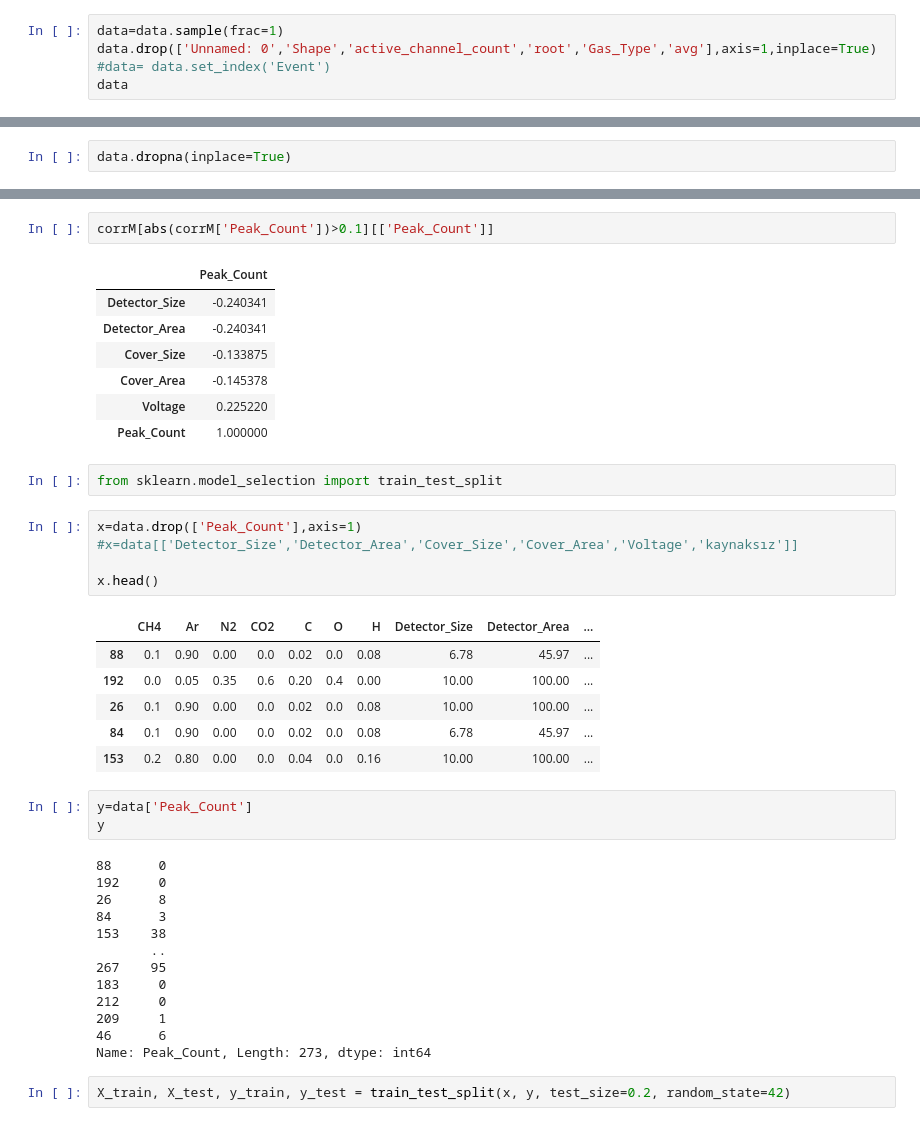
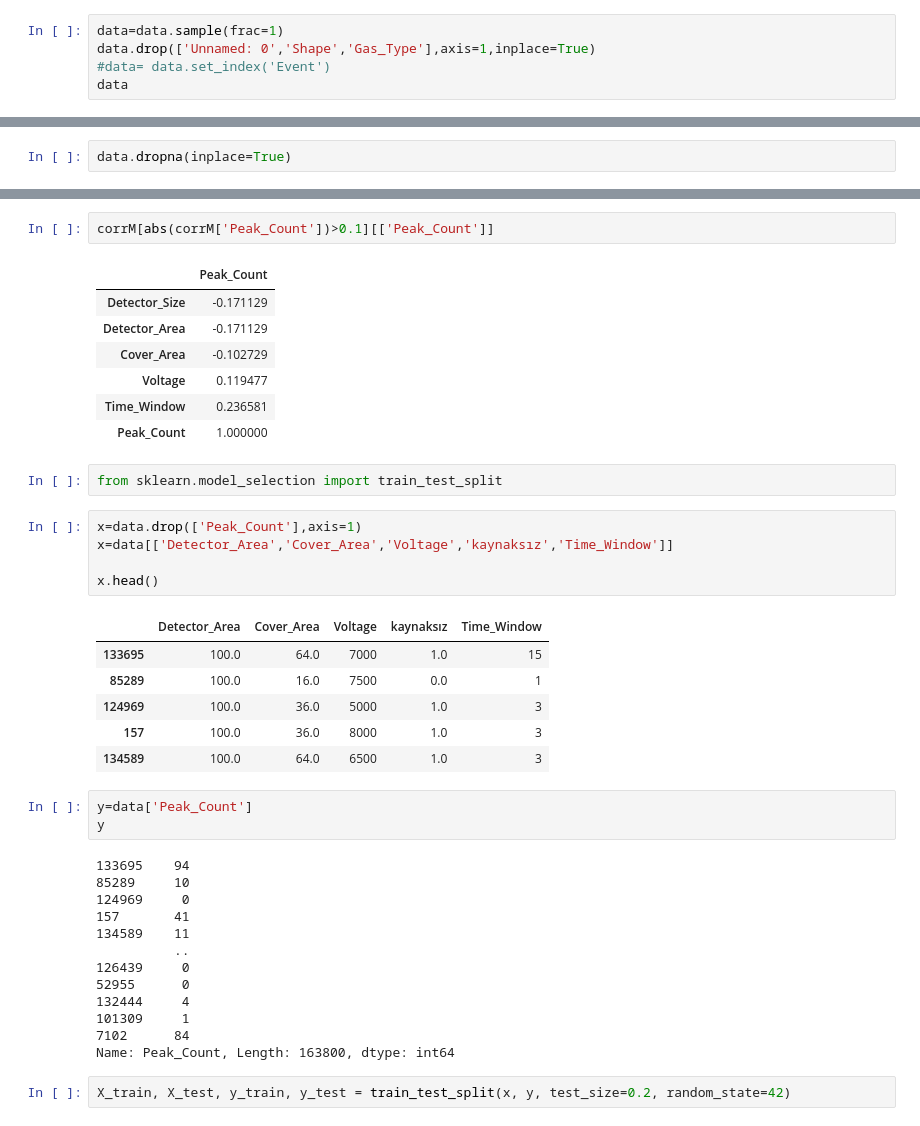
Before and after one commit to berkeryilmaz/HepML, a Jupyter notebook: rpc Ml.ipynb, the cells around one changed output, grey strips where cells are left out. Drawn from its saved outputs; the diff is of its cells as text.

```diff
--- a/rpc Ml.ipynb
+++ b/rpc Ml.ipynb
@@ -11,6 +19,6 @@ data=pd.read_csv('out.csv')
 # %%
 data=data.sample(frac=1)
-data.drop(['Unnamed: 0','Shape','active_channel_count','root','Gas_Type','avg'],axis=1,inplace=True)
+data.drop(['Unnamed: 0','Shape','Gas_Type'],axis=1,inplace=True)
 #data= data.set_index('Event')
 data
 # %% [output]
@@ -209,42 +219,42 @@ dataplot = sns.heatmap(corrM, cmap="YlGnBu", annot=True)
 corrM[abs(corrM['Peak_Count'])>0.1][['Peak_Count']]
 # %% [output]
 |  | Peak_Count |
-| Detector_Size | -0.240341 |
-| Detector_Area | -0.240341 |
-| Cover_Size | -0.133875 |
-| Cover_Area | -0.145378 |
-| Voltage | 0.225220 |
+| Detector_Size | -0.171129 |
+| Detector_Area | -0.171129 |
+| Cover_Area | -0.102729 |
+| Voltage | 0.119477 |
+| Time_Window | 0.236581 |
 | Peak_Count | 1.000000 |
 # %%
 from sklearn.model_selection import train_test_split
 # %%
 x=data.drop(['Peak_Count'],axis=1)
-#x=data[['Detector_Size','Detector_Area','Cover_Size','Cover_Area','Voltage','kaynaksız']]
+x=data[['Detector_Area','Cover_Area','Voltage','kaynaksız','Time_Window']]
 
 x.head()
 # %% [output]
-|  | CH4 | Ar | N2 | CO2 | C | O | H | Detector_Size | Detector_Area | ... |
-| 88 | 0.1 | 0.90 | 0.00 | 0.0 | 0.02 | 0.0 | 0.08 | 6.78 | 45.97 | ... |
-| 192 | 0.0 | 0.05 | 0.35 | 0.6 | 0.20 | 0.4 | 0.00 | 10.00 | 100.00 | ... |
-| 26 | 0.1 | 0.90 | 0.00 | 0.0 | 0.02 | 0.0 | 0.08 | 10.00 | 100.00 | ... |
-| 84 | 0.1 | 0.90 | 0.00 | 0.0 | 0.02 | 0.0 | 0.08 | 6.78 | 45.97 | ... |
-| 153 | 0.2 | 0.80 | 0.00 | 0.0 | 0.04 | 0.0 | 0.16 | 10.00 | 100.00 | ... |
+|  | Detector_Area | Cover_Area | Voltage | kaynaksız | Time_Window |
+| 133695 | 100.0 | 64.0 | 7000 | 1.0 | 15 |
+| 85289 | 100.0 | 16.0 | 7500 | 0.0 | 1 |
+| 124969 | 100.0 | 36.0 | 5000 | 1.0 | 3 |
+| 157 | 100.0 | 36.0 | 8000 | 1.0 | 3 |
+| 134589 | 100.0 | 64.0 | 6500 | 1.0 | 3 |
 # %%
 y=data['Peak_Count']
 y
 # %% [output]
-88      0
-192     0
-26      8
-84      3
-153    38
-       ..
-267    95
-183     0
-212     0
-209     1
-46      6
-Name: Peak_Count, Length: 273, dtype: int64
+133695    94
+85289     10
+124969     0
+157       41
+134589    11
+          ..
+126439     0
+52955      0
+132444     4
+101309     1
+7102      84
+Name: Peak_Count, Length: 163800, dtype: int64
 # %%
 X_train, X_test, y_train, y_test = train_test_split(x, y, test_size=0.2, random_state=42)
 # %%
```
Also changed, not shown: parts of 21 cells of this notebook, 1 other file.
